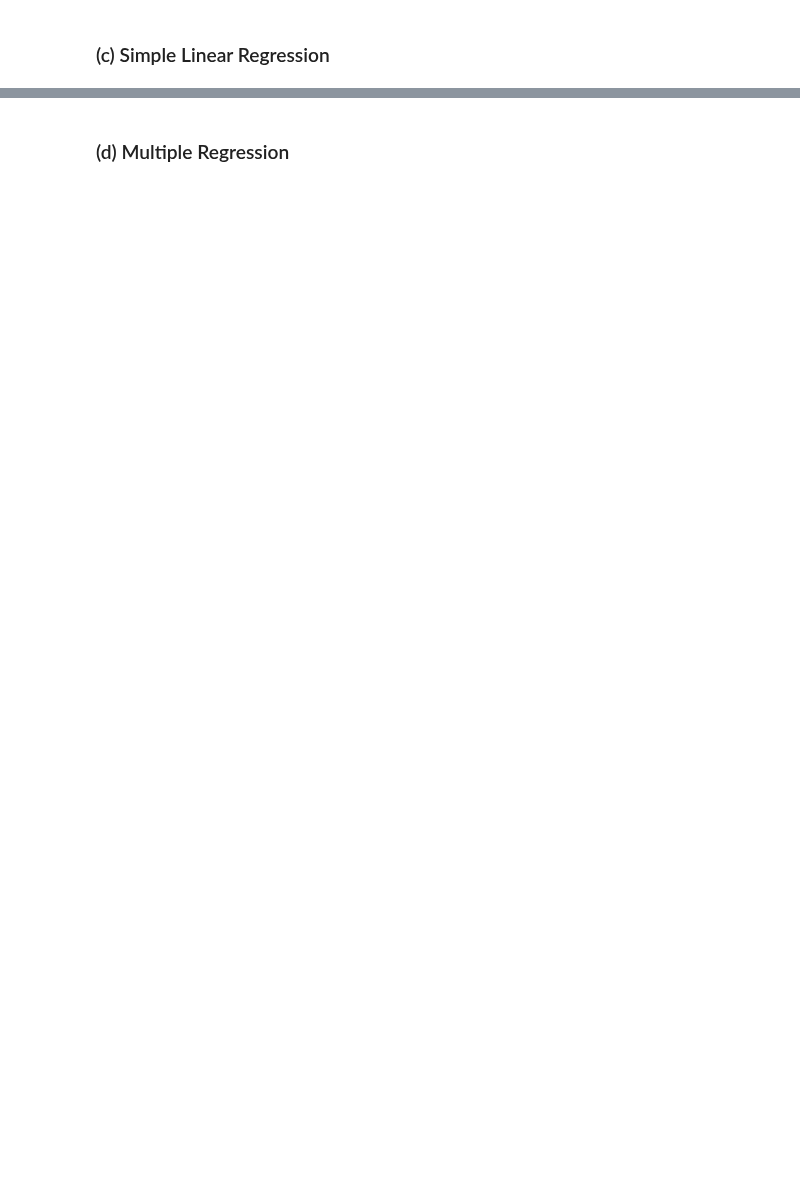
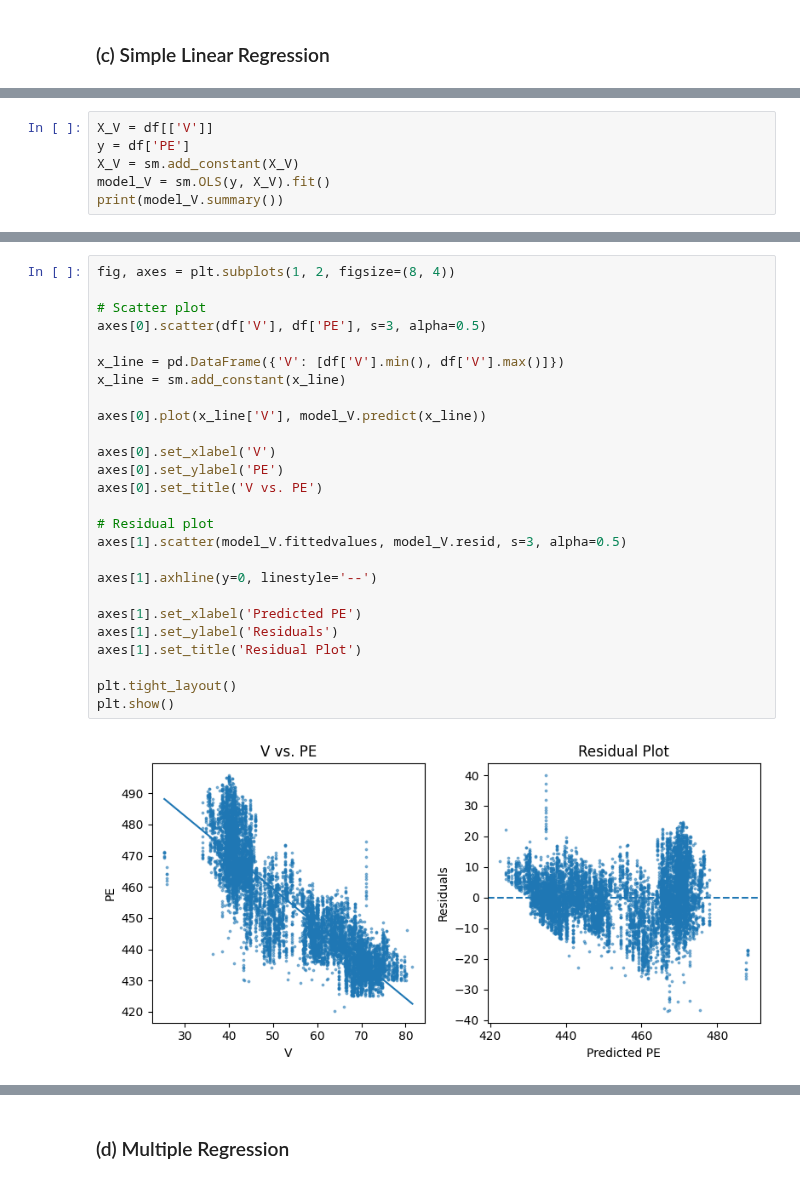
Before and after one commit to parakeet89/usc-dsci552-machine-learning, a Jupyter notebook: Homework/Homework2/notebook/Le_Casey_HW2.ipynb, the cells around one changed output, grey strips where cells are left out. Cells and saved outputs as stored; diff of their text form; blank space fills up the shorter version.

```diff
--- a/Homework/Homework2/notebook/Le_Casey_HW2.ipynb
+++ b/Homework/Homework2/notebook/Le_Casey_HW2.ipynb
@@ -28,0 +168,6 @@ Get the Cycle Power Plant Data Set
+# %%
+X_V = df[['V']]
+y = df['PE']
+X_V = sm.add_constant(X_V)
+model_V = sm.OLS(y, X_V).fit()
+print(model_V.summary())
@@ -28,0 +197,28 @@ Get the Cycle Power Plant Data Set
+# %%
+fig, axes = plt.subplots(1, 2, figsize=(8, 4))
+
+# Scatter plot
+axes[0].scatter(df['V'], df['PE'], s=3, alpha=0.5)
+
+x_line = pd.DataFrame({'V': [df['V'].min(), df['V'].max()]})
+x_line = sm.add_constant(x_line)
+
+axes[0].plot(x_line['V'], model_V.predict(x_line))
+
+axes[0].set_xlabel('V')
+axes[0].set_ylabel('PE')
+axes[0].set_title('V vs. PE')
+
+# Residual plot
+axes[1].scatter(model_V.fittedvalues, model_V.resid, s=3, alpha=0.5)
+
+axes[1].axhline(y=0, linestyle='--')
+
+axes[1].set_xlabel('Predicted PE')
+axes[1].set_ylabel('Residuals')
+axes[1].set_title('Residual Plot')
+
+plt.tight_layout()
+plt.show()
+# %% [output]
+[figure, added]
```
Also changed, not shown: parts of 69 cells of this notebook, 2 other files.
